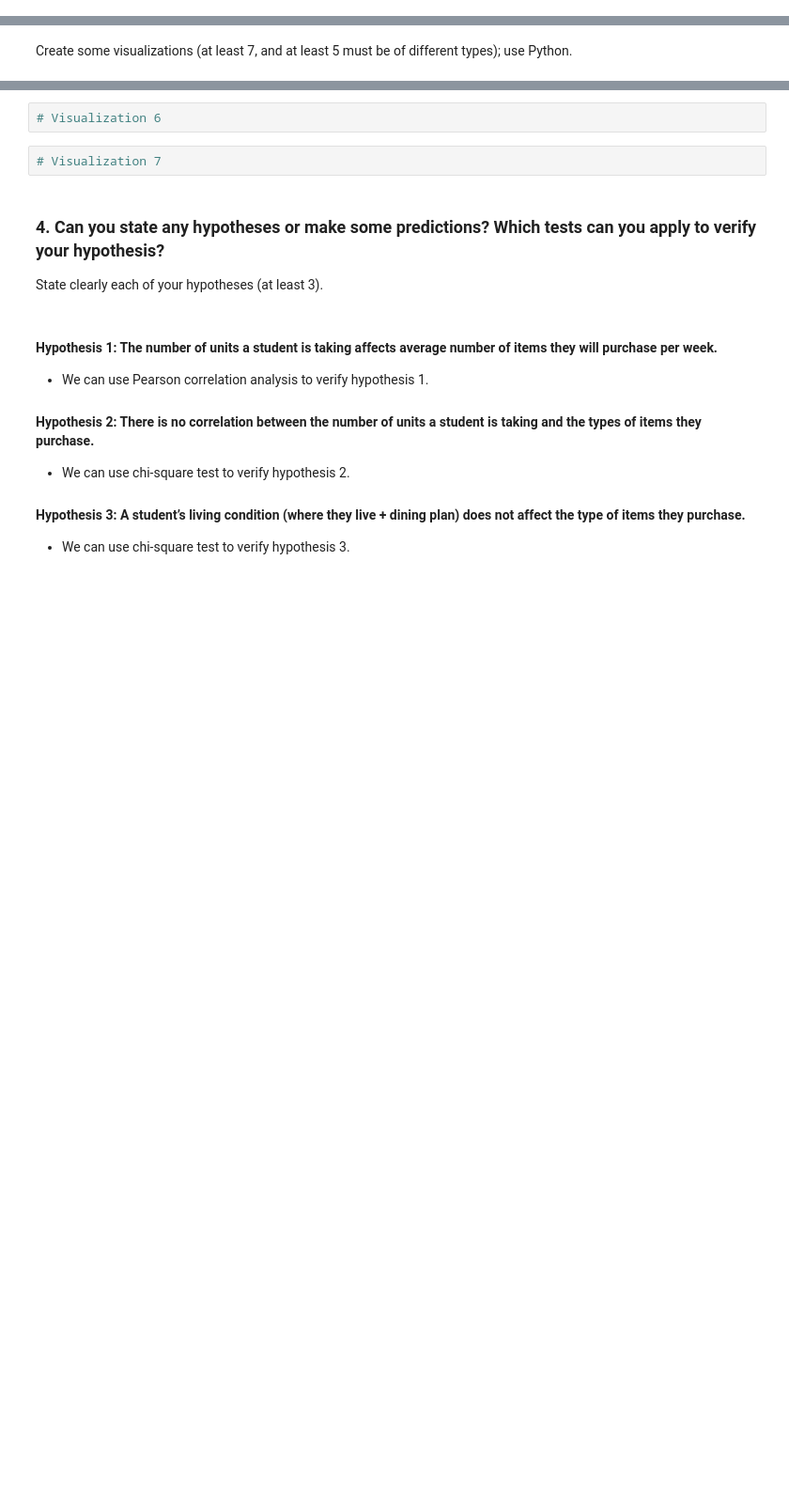
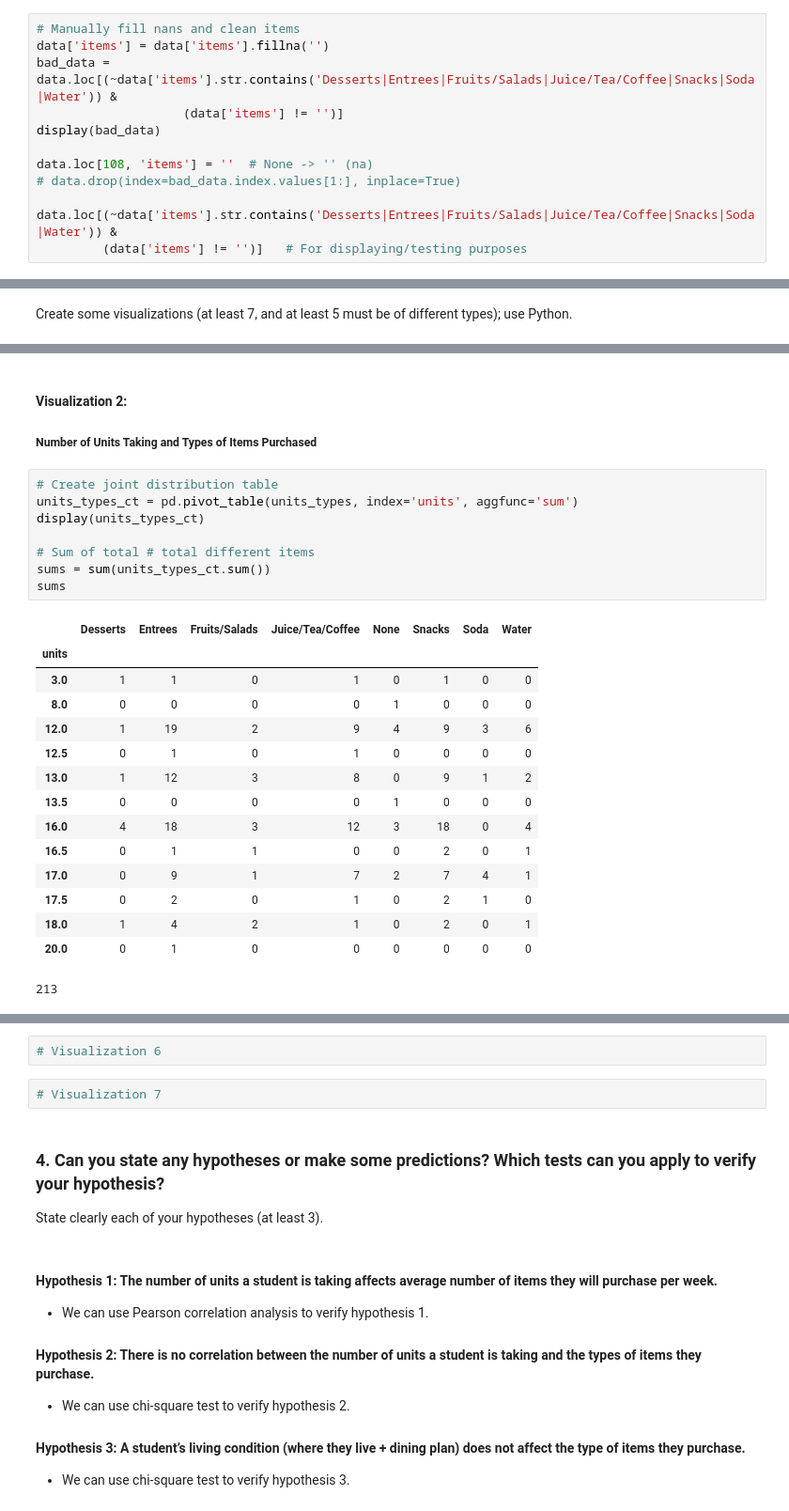
Before and after one commit to PikaSannnnn/cs105minproject, a Jupyter notebook: miniproject.ipynb, the cells around one changed output, grey strips where cells are left out. Shown at 94% size. Saved outputs shown, nothing was run; the diff lists cells and outputs as text; blank space fills up the shorter version.

```diff
--- a/miniproject.ipynb
+++ b/miniproject.ipynb
@@ -76,0 +80,12 @@ data['items'] = data['items'].fillna('')
+# %%
+# Manually fill nans and clean items
+data['items'] = data['items'].fillna('')
+bad_data = data.loc[(~data['items'].str.contains('Desserts|Entrees|Fruits/Salads|Juice/Tea/Coffee|Snacks|Soda|Water')) &
+                    (data['items'] != '')]
+display(bad_data)
+
+data.loc[108, 'items'] = ''  # None -> '' (na)
+# data.drop(index=bad_data.index.values[1:], inplace=True)
+
+data.loc[(~data['items'].str.contains('Desserts|Entrees|Fruits/Salads|Juice/Tea/Coffee|Snacks|Soda|Water')) &
+         (data['items'] != '')]   # For displaying/testing purposes
@@ -180,0 +215,27 @@ Create some visualizations (at least 7, and at least 5 must be of different type
+# %% [markdown]
+#### Visualization 2:
+##### Number of Units Taking and Types of Items Purchased
+# %%
+# Create joint distribution table
+units_types_ct = pd.pivot_table(units_types, index='units', aggfunc='sum')
+display(units_types_ct)
+
+# Sum of total # total different items
+sums = sum(units_types_ct.sum())
+sums
+# %% [output]
+|  | Desserts | Entrees | Fruits/Salads | Juice/Tea/Coffee | None | Snacks | Soda | Water |
+| units |  |  |  |  |  |  |  |  |
+| 3.0 | 1 | 1 | 0 | 1 | 0 | 1 | 0 | 0 |
+| 8.0 | 0 | 0 | 0 | 0 | 1 | 0 | 0 | 0 |
+| 12.0 | 1 | 19 | 2 | 9 | 4 | 9 | 3 | 6 |
+| 12.5 | 0 | 1 | 0 | 1 | 0 | 0 | 0 | 0 |
+| 13.0 | 1 | 12 | 3 | 8 | 0 | 9 | 1 | 2 |
+| 13.5 | 0 | 0 | 0 | 0 | 1 | 0 | 0 | 0 |
+| 16.0 | 4 | 18 | 3 | 12 | 3 | 18 | 0 | 4 |
+| 16.5 | 0 | 1 | 1 | 0 | 0 | 2 | 0 | 1 |
+| 17.0 | 0 | 9 | 1 | 7 | 2 | 7 | 4 | 1 |
+| 17.5 | 0 | 2 | 0 | 1 | 0 | 2 | 1 | 0 |
+| 18.0 | 1 | 4 | 2 | 1 | 0 | 2 | 0 | 1 |
+| 20.0 | 0 | 1 | 0 | 0 | 0 | 0 | 0 | 0 |
+213
```
Also changed, not shown: parts of 48 cells of this notebook, 3 other files.
